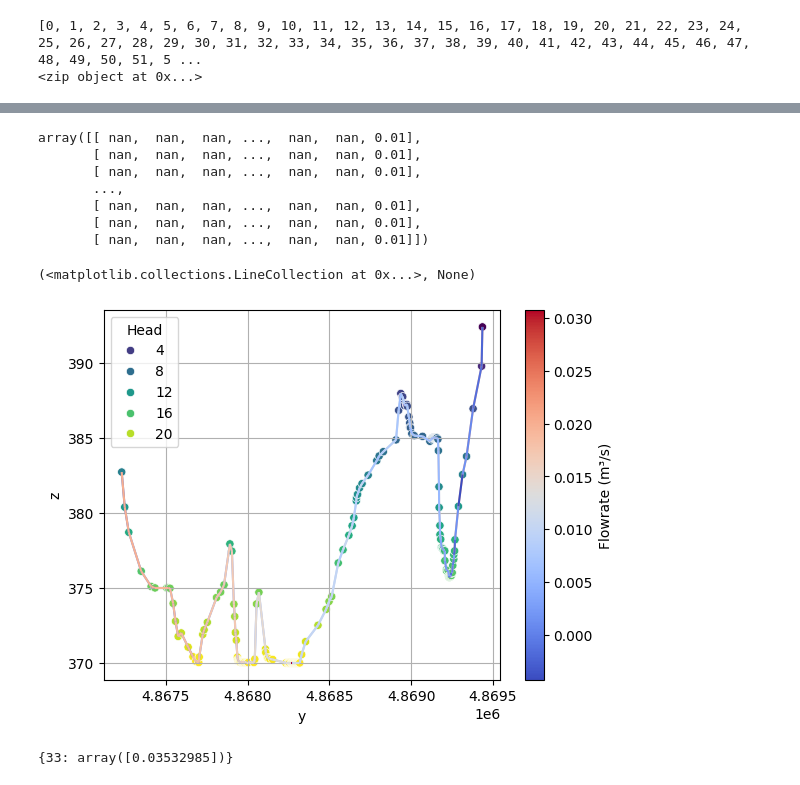
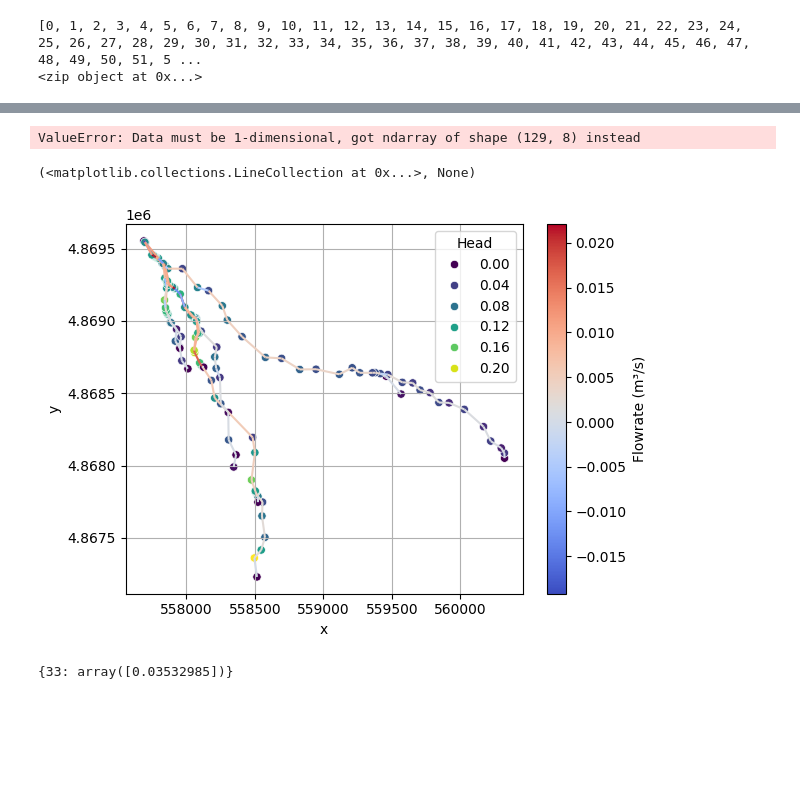
Before and after one commit to jhuang523/UMNBearSpring, a Jupyter notebook: openkarst/steady_state/conduit_geometry_setup.ipynb, the cells around one changed output, grey strips where cells are left out. Drawn from its saved outputs; the diff is of its cells as text; code cells hidden in the pictures; blank space fills up the shorter version.

```diff
--- a/openkarst/steady_state/conduit_geometry_setup.ipynb
+++ b/openkarst/steady_state/conduit_geometry_setup.ipynb
@@ -442,17 +487,12 @@ spring1 = outlet_flow(network1, Q1)
 # %%
+sns.scatterplot(x = network1.edges, y = input_data1['initial_flowrate'], hue = network1.edges.from_id == network1.outlets[0])
 # %% [output]
-array([[ nan,  nan,  nan, ...,  nan,  nan, 0.01],
-       [ nan,  nan,  nan, ...,  nan,  nan, 0.01],
-       [ nan,  nan,  nan, ...,  nan,  nan, 0.01],
-       ...,
-       [ nan,  nan,  nan, ...,  nan,  nan, 0.01],
-       [ nan,  nan,  nan, ...,  nan,  nan, 0.01],
-       [ nan,  nan,  nan, ...,  nan,  nan, 0.01]])
+ValueError: Data must be 1-dimensional, got ndarray of shape (129, 8) instead
 # %%
-network1.plot_network_flow(input_data1['initial_flowrate'], input_data1['initial_depth'], axes = ('y', 'z'))
+network1.plot_network_flow(input_data1['initial_flowrate'], input_data1['initial_depth'])
 # %% [output]
 (<matplotlib.collections.LineCollection at 0x...>, None)
-[figure, old version]
+[figure, new version]
 # %%
 outlet_flow(network1, np.array([input_data1['initial_flowrate']]))
 # %% [output]
```
Also changed, not shown: parts of 8 cells of this notebook, 27 other files.
